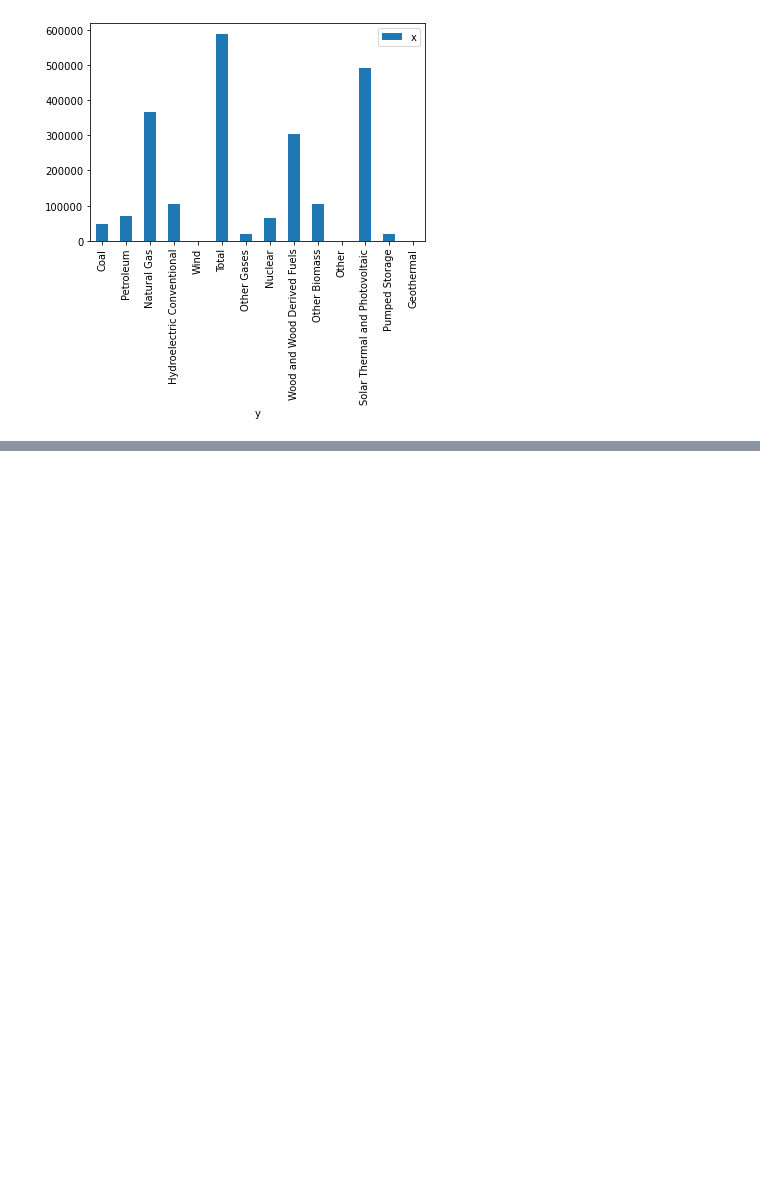
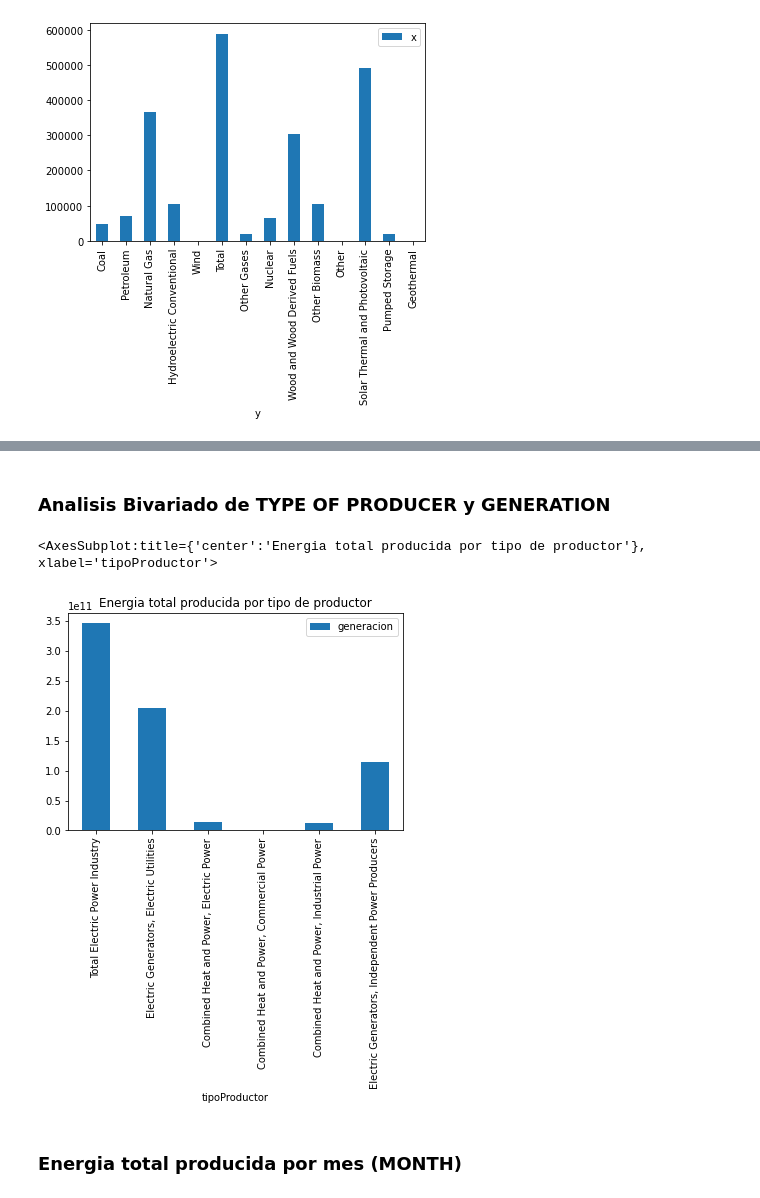
Before and after one commit to EnriqueLaguna/ProyectoAnalisisDatos, a Jupyter notebook: Codigo/graficas.ipynb, the cells around one changed output, grey strips where cells are left out. Saved outputs shown, nothing was run; the diff lists cells and outputs as text; code cells hidden in the pictures; blank space fills up the shorter version.

```diff
--- a/Codigo/graficas.ipynb
+++ b/Codigo/graficas.ipynb
@@ -306,0 +312,24 @@ array(['Coal', 'Petroleum', 'Natural Gas', 'Hydroelectric Conventional',
+# %%
+
+tipoDeProductor = energia_df.rename(columns={"TYPE OF PRODUCER": "tipoProductor"})
+arrTipoProductor = tipoDeProductor.tipoProductor.unique()
+
+# print(arrTipoProductor)
+
+# ## Eliminar todas las demas columnas que no me sirvan.
+tipoDeProductor.drop(['register_id', 'YEAR', 'MONTH', 'STATE', 'ENERGY SOURCE'], axis=1)
+
+# dict para crear el dataframe
+d={"tipoProductor":[], "generacion":[]}
+
+for productor in arrTipoProductor:
+    ## Obtener las filas que tengan el Total Electric Power industry
+    typeProducerAll = tipoDeProductor.loc[(tipoDeProductor["tipoProductor"] == productor)]
+
+    totalGeneracion = typeProducerAll[['GENERATION']].sum()
+
+    d["tipoProductor"].append(productor)
+    d["generacion"].append(totalGeneracion[0])
+
+TotalGeneracionProductores = pd.DataFrame(data=d)
+TotalGeneracionProductores
@@ -306,0 +357,9 @@ array(['Coal', 'Petroleum', 'Natural Gas', 'Hydroelectric Conventional',
+# %% [markdown]
+### Analisis Bivariado de TYPE OF PRODUCER y GENERATION
+# %%
+TotalGeneracionProductores.plot(x='tipoProductor', y="generacion", kind='bar', title="Energia total producida por tipo de productor")
+# %% [output]
+<AxesSubplot:title={'center':'Energia total producida por tipo de productor'}, xlabel='tipoProductor'>
+[figure, added]
+# %% [markdown]
+### Energia total producida por mes (MONTH)
```
Also changed, not shown: parts of 12 cells of this notebook, 2 other files.
